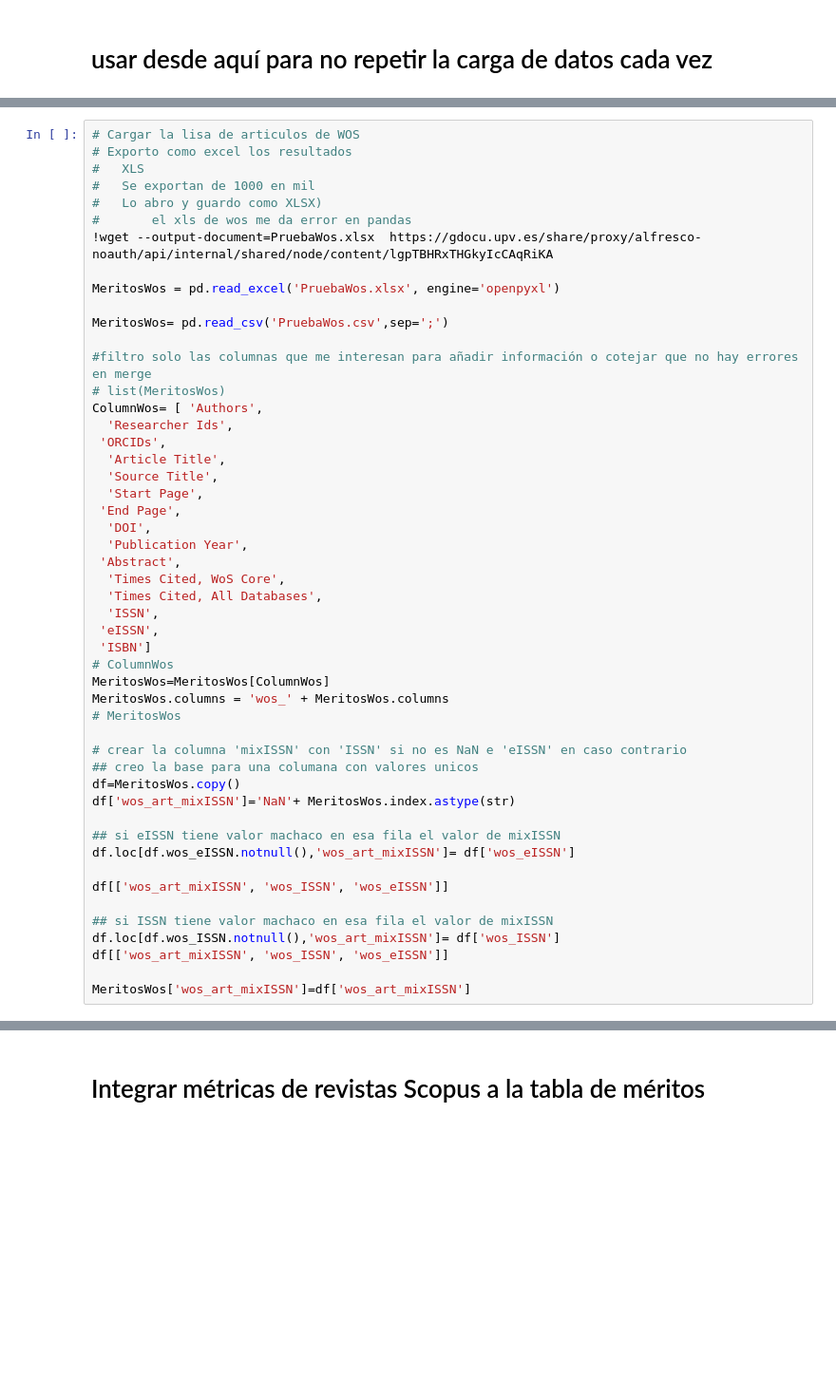
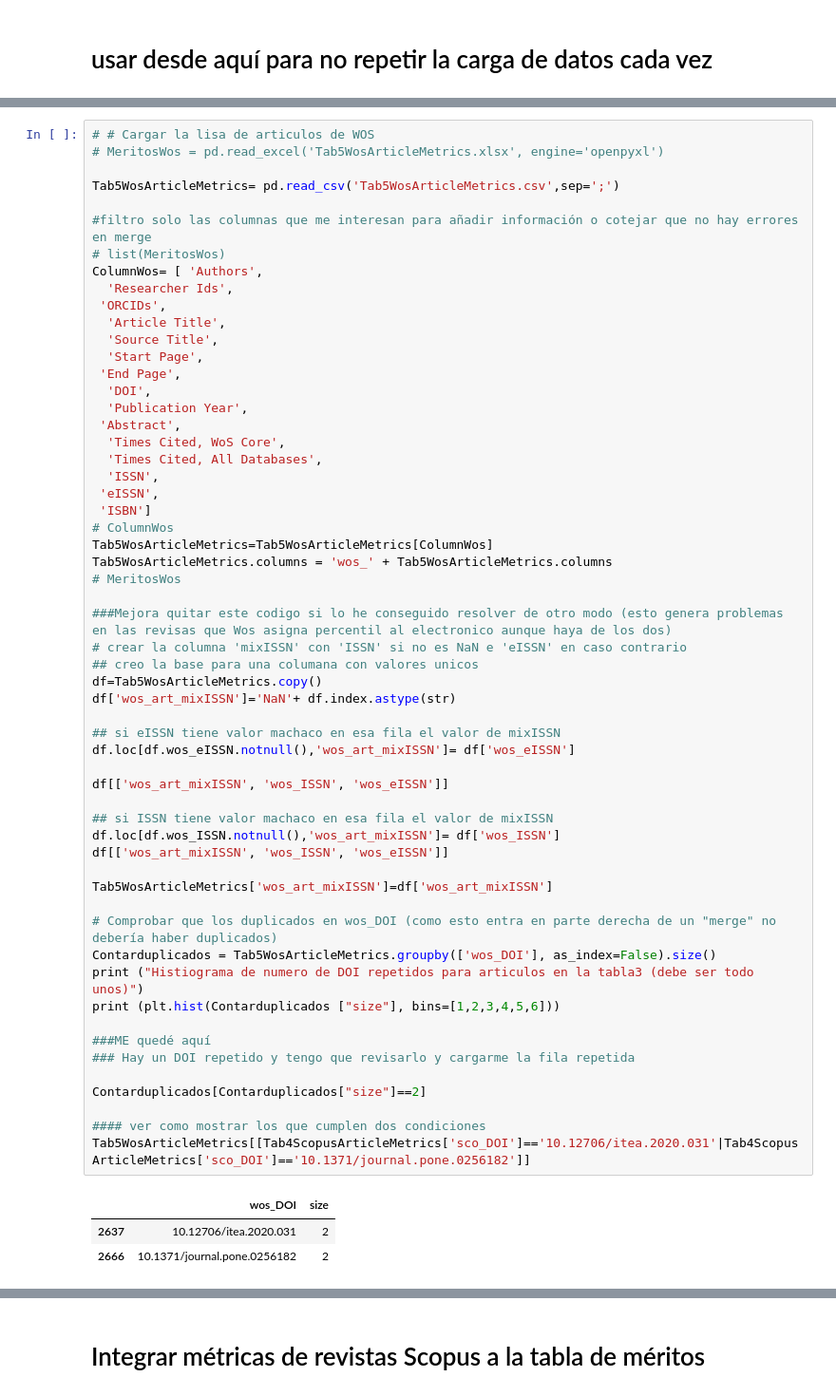
Before and after one commit to jamg-upv/Impacto-citas-articulo, a Jupyter notebook: impactoencitas_v1.ipynb, the cells around one changed output, grey strips where cells are left out. Shown at 95% size. Saved outputs shown, nothing was run; the diff lists cells and outputs as text; blank space fills up the shorter version.

```diff
--- a/impactoencitas_v1.ipynb
+++ b/impactoencitas_v1.ipynb
@@ -547,53 +626,64 @@ MeritosScopus.columns = 'sco_' + MeritosScopus.columns
 # %%
-# Cargar la lisa de articulos de WOS
-# Exporto como excel los resultados
-# 	XLS
-# 	Se exportan de 1000 en mil
-# 	Lo abro y guardo como XLSX)
-# 		el xls de wos me da error en pandas
-!wget --output-document=PruebaWos.xlsx  https://gdocu.upv.es/share/proxy/alfresco-noauth/api/internal/shared/node/content/lgpTBHRxTHGkyIcCAqRiKA
+# # Cargar la lisa de articulos de WOS
+# MeritosWos = pd.read_excel('Tab5WosArticleMetrics.xlsx', engine='openpyxl')
 
-MeritosWos = pd.read_excel('PruebaWos.xlsx', engine='openpyxl')
-
-MeritosWos= pd.read_csv('PruebaWos.csv',sep=';')
+Tab5WosArticleMetrics= pd.read_csv('Tab5WosArticleMetrics.csv',sep=';')
 
 #filtro solo las columnas que me interesan para añadir información o cotejar que no hay errores en merge
 # list(MeritosWos)
 ColumnWos= [ 'Authors',
   'Researcher Ids',
  'ORCIDs',
   'Article Title',
   'Source Title',
   'Start Page',
  'End Page',
   'DOI',
   'Publication Year',
  'Abstract',
   'Times Cited, WoS Core',
   'Times Cited, All Databases',
   'ISSN',
  'eISSN',
  'ISBN']
 # ColumnWos
-MeritosWos=MeritosWos[ColumnWos]
-MeritosWos.columns = 'wos_' + MeritosWos.columns
+Tab5WosArticleMetrics=Tab5WosArticleMetrics[ColumnWos]
+Tab5WosArticleMetrics.columns = 'wos_' + Tab5WosArticleMetrics.columns
 # MeritosWos
 
+###Mejora quitar este codigo si lo he conseguido resolver de otro modo (esto genera problemas en las revisas que Wos asigna percentil al electronico aunque haya de los dos)
 # crear la columna 'mixISSN' con 'ISSN' si no es NaN e 'eISSN' en caso contrario
 ## creo la base para una columana con valores unicos
-df=MeritosWos.copy()
-df['wos_art_mixISSN']='NaN'+ MeritosWos.index.astype(str)
+df=Tab5WosArticleMetrics.copy()
+df['wos_art_mixISSN']='NaN'+ df.index.astype(str)
 
 ## si eISSN tiene valor machaco en esa fila el valor de mixISSN
 df.loc[df.wos_eISSN.notnull(),'wos_art_mixISSN']= df['wos_eISSN']
 
 df[['wos_art_mixISSN', 'wos_ISSN', 'wos_eISSN']]
 
 ## si ISSN tiene valor machaco en esa fila el valor de mixISSN
 df.loc[df.wos_ISSN.notnull(),'wos_art_mixISSN']= df['wos_ISSN']
 df[['wos_art_mixISSN', 'wos_ISSN', 'wos_eISSN']]
 
-MeritosWos['wos_art_mixISSN']=df['wos_art_mixISSN']
+Tab5WosArticleMetrics['wos_art_mixISSN']=df['wos_art_mixISSN']
+
+# Comprobar que los duplicados en wos_DOI (como esto entra en parte derecha de un "merge" no debería haber duplicados)
+Contarduplicados = Tab5WosArticleMetrics.groupby(['wos_DOI'], as_index=False).size()
+print ("Histiograma de numero de DOI repetidos para articulos en la tabla3 (debe ser todo unos)")
+print (plt.hist(Contarduplicados ["size"], bins=[1,2,3,4,5,6]))
+
+###ME quedé aquí
+### Hay un DOI repetido y tengo que revisarlo y cargarme la fila repetida
+
+Contarduplicados[Contarduplicados["size"]==2]
+
+#### ver como mostrar los que cumplen dos condiciones
+Tab5WosArticleMetrics[[Tab4ScopusArticleMetrics['sco_DOI']=='10.12706/itea.2020.031'|Tab4ScopusArticleMetrics['sco_DOI']=='10.1371/journal.pone.0256182']]
+# %% [output]
+|  | wos_DOI | size |
+| 2637 | 10.12706/itea.2020.031 | 2 |
+| 2666 | 10.1371/journal.pone.0256182 | 2 |
 # %%
 # Añadir las columnas que me interesan de articulos de scopus a la tabla de DOIs
 #Todas las filas de DOIS de solicitudes se deben mantener si no está el DOI en Scopus la columna de esa fila se queda en blanco
```
Also changed, not shown: parts of 12 cells of this notebook.
